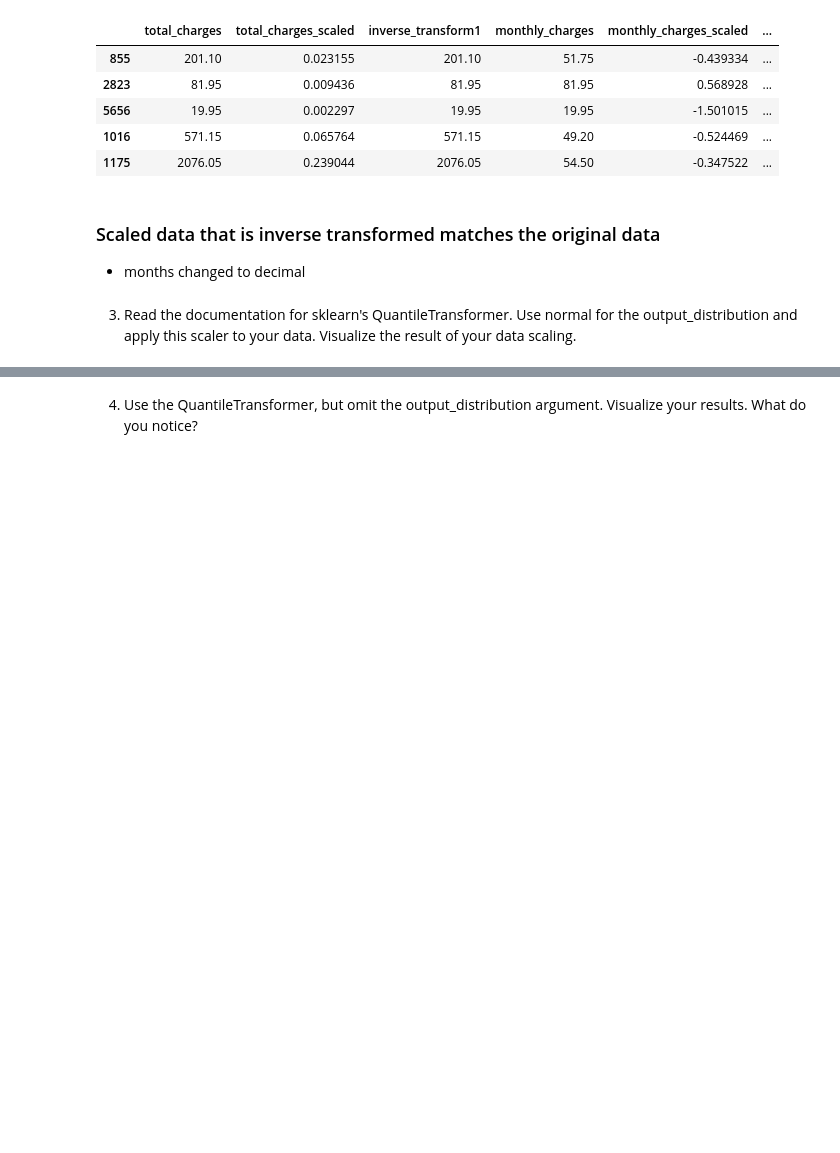
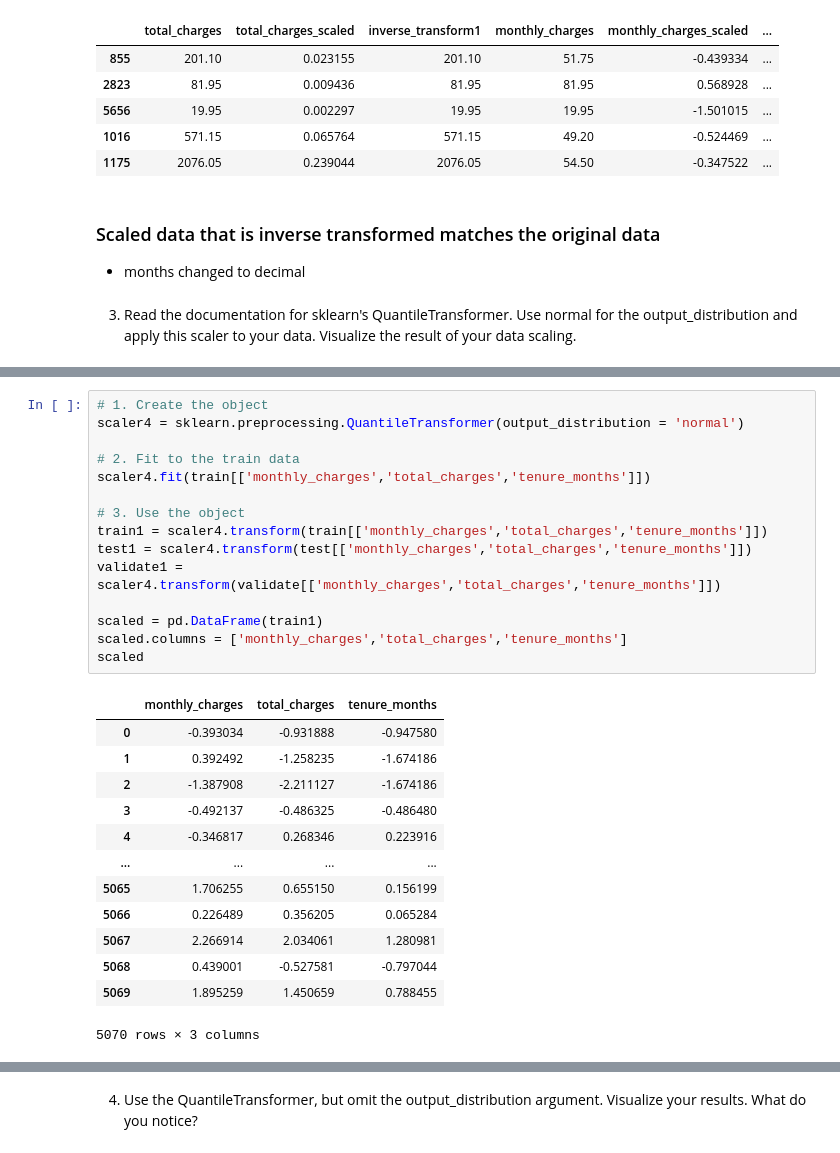
Before and after one commit to ThompsonBethany01/regression-exercises, a Jupyter notebook: Scaling.ipynb, the cells around one changed output, grey strips where cells are left out. Cells and saved outputs as stored; diff of their text form; blank space fills up the shorter version.

```diff
--- a/Scaling.ipynb
+++ b/Scaling.ipynb
@@ -218,0 +224,29 @@ See the caveats in the documentation: https://pandas.pydata.org/pandas-docs/stab
+# %%
+# 1. Create the object
+scaler4 = sklearn.preprocessing.QuantileTransformer(output_distribution = 'normal')
+
+# 2. Fit to the train data
+scaler4.fit(train[['monthly_charges','total_charges','tenure_months']])
+
+# 3. Use the object
+train1 = scaler4.transform(train[['monthly_charges','total_charges','tenure_months']])
+test1 = scaler4.transform(test[['monthly_charges','total_charges','tenure_months']])
+validate1 = scaler4.transform(validate[['monthly_charges','total_charges','tenure_months']])
+
+scaled = pd.DataFrame(train1)
+scaled.columns = ['monthly_charges','total_charges','tenure_months']
+scaled
+# %% [output]
+|  | monthly_charges | total_charges | tenure_months |
+| 0 | -0.393034 | -0.931888 | -0.947580 |
+| 1 | 0.392492 | -1.258235 | -1.674186 |
+| 2 | -1.387908 | -2.211127 | -1.674186 |
+| 3 | -0.492137 | -0.486325 | -0.486480 |
+| 4 | -0.346817 | 0.268346 | 0.223916 |
+| ... | ... | ... | ... |
+| 5065 | 1.706255 | 0.655150 | 0.156199 |
+| 5066 | 0.226489 | 0.356205 | 0.065284 |
+| 5067 | 2.266914 | 2.034061 | 1.280981 |
+| 5068 | 0.439001 | -0.527581 | -0.797044 |
+| 5069 | 1.895259 | 1.450659 | 0.788455 |
+5070 rows × 3 columns
```
Also changed, not shown: parts of 15 cells of this notebook.
